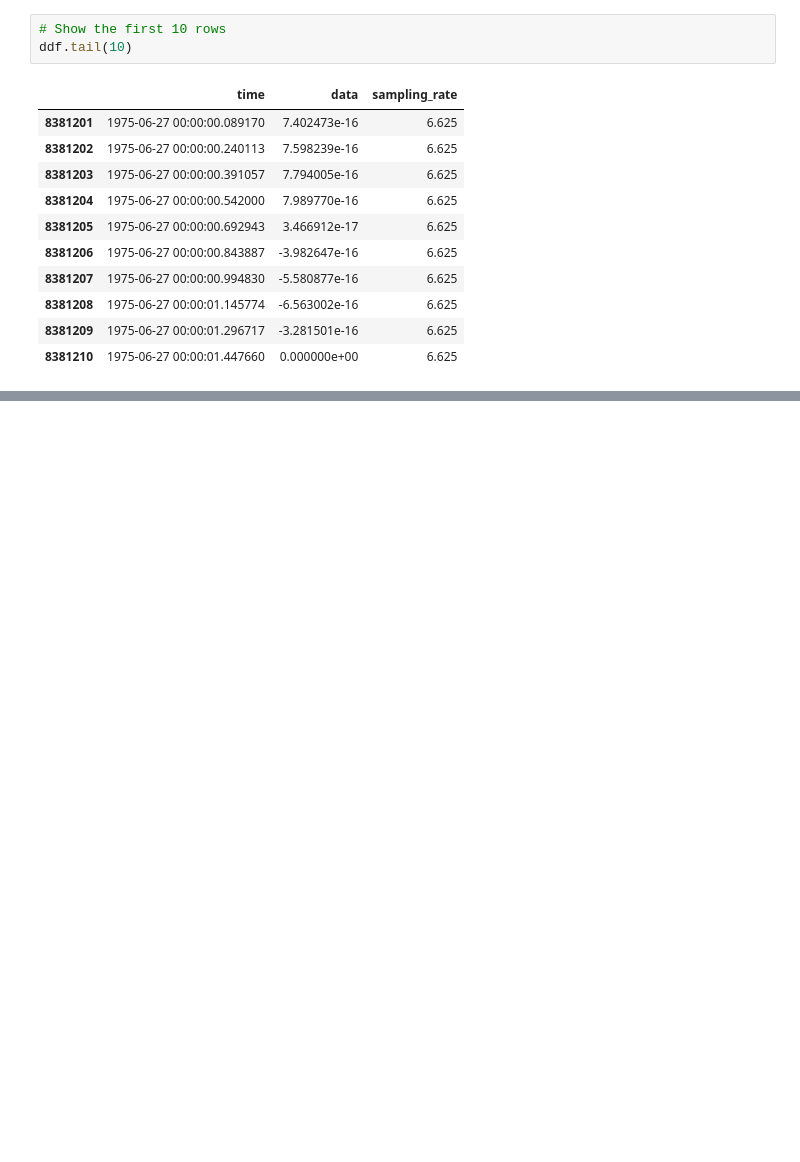
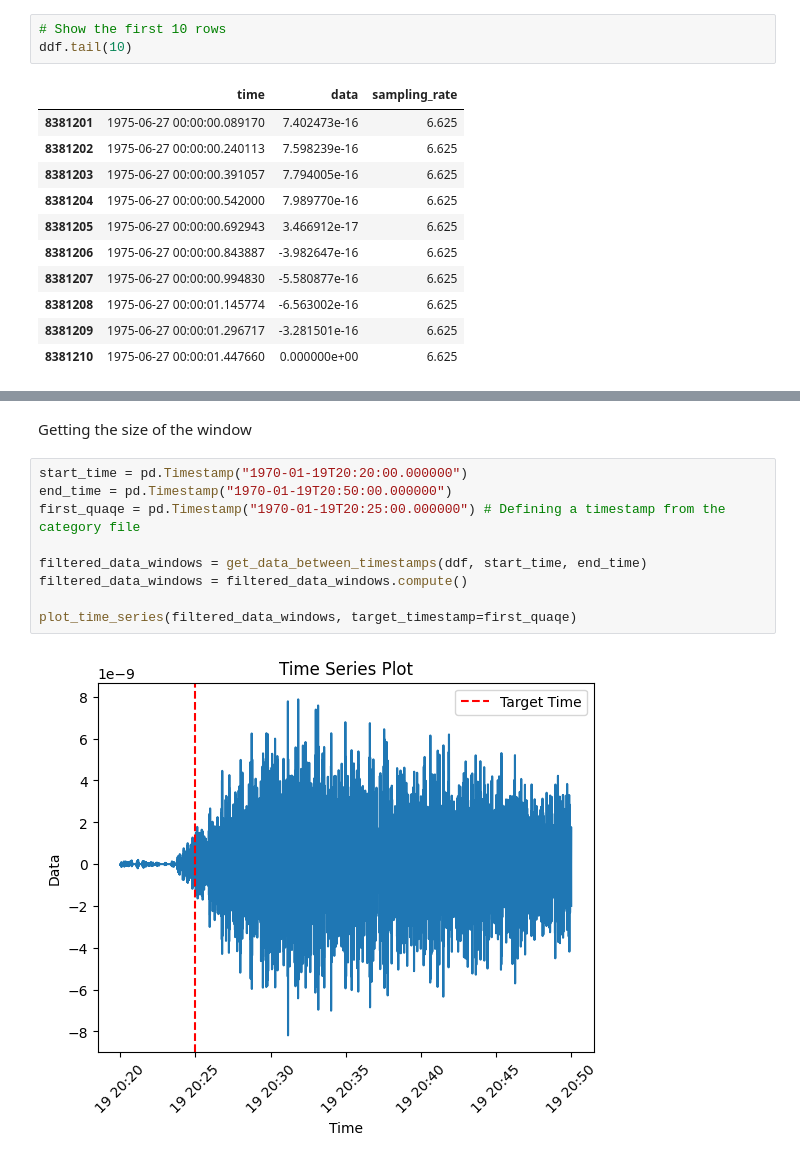
Before and after one commit to Cripry/NASA-SpaceApps, a Jupyter notebook: src/notebooks/lunar_data_preprocessing.ipynb, the cells around one changed output, grey strips where cells are left out. Drawn from its saved outputs; the diff is of its cells as text; blank space fills up the shorter version.

```diff
--- a/src/notebooks/lunar_data_preprocessing.ipynb
+++ b/src/notebooks/lunar_data_preprocessing.ipynb
@@ -137,0 +513,13 @@ ddf.tail(10)
+# %% [markdown]
+Getting the size of the window
+# %%
+start_time = pd.Timestamp("1970-01-19T20:20:00.000000")
+end_time = pd.Timestamp("1970-01-19T20:50:00.000000")
+first_quaqe = pd.Timestamp("1970-01-19T20:25:00.000000") # Defining a timestamp from the category file
+
+filtered_data_windows = get_data_between_timestamps(ddf, start_time, end_time)
+filtered_data_windows = filtered_data_windows.compute()
+
+plot_time_series(filtered_data_windows, target_timestamp=first_quaqe)
+# %% [output]
+[figure, added]
```
Also changed, not shown: parts of 37 cells of this notebook, 2 other files.
